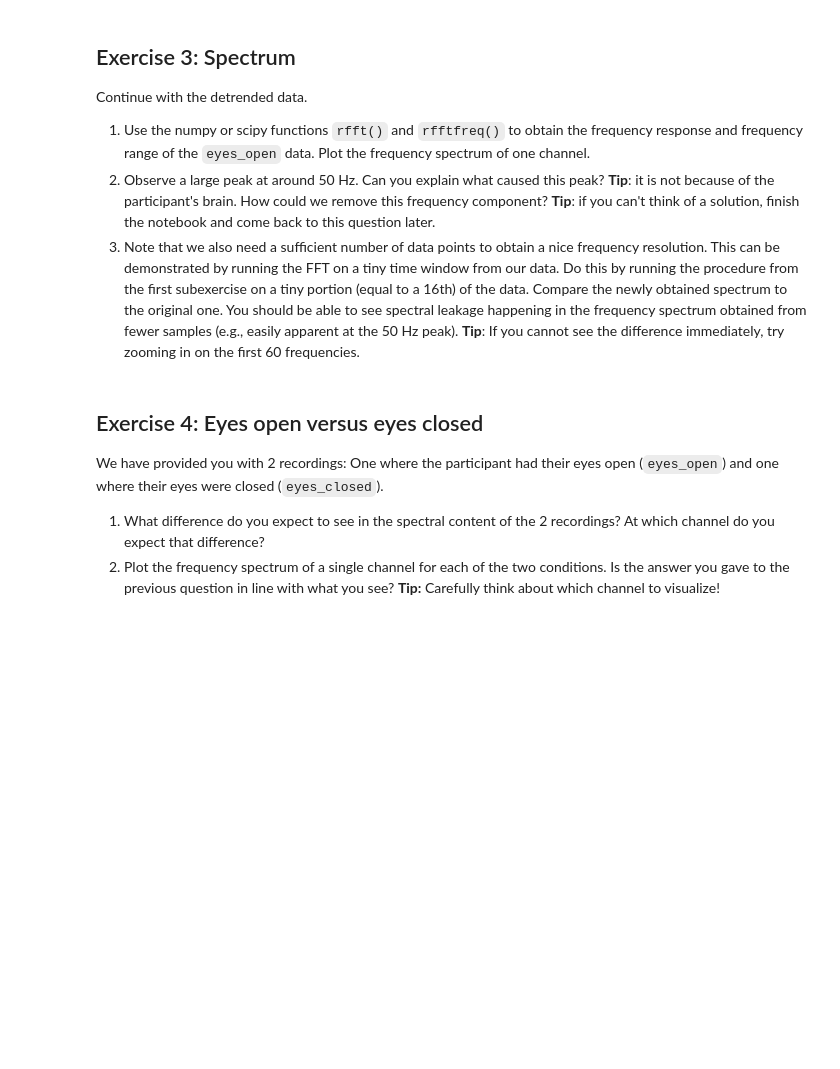
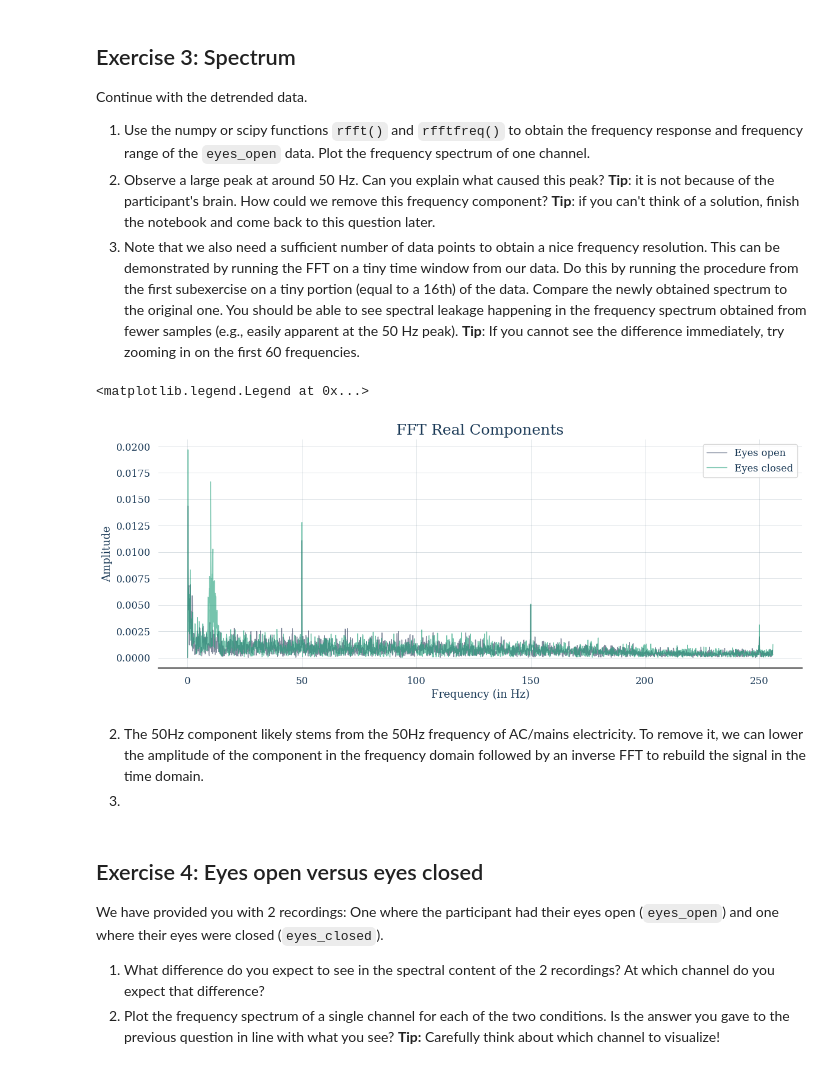
Before and after one commit to RobertvdLeeuw/nix-radboud, a Jupyter notebook: subjects/BCI/assignment_08_oscillatory_signals.ipynb, the cells around one changed output. Saved outputs shown, nothing was run; the diff lists cells and outputs as text; code cells hidden in the pictures; blank space fills up the shorter version.

```diff
--- a/subjects/BCI/assignment_08_oscillatory_signals.ipynb
+++ b/subjects/BCI/assignment_08_oscillatory_signals.ipynb
@@ -74,3 +96,23 @@ Continue with the detrended data.
+# %%
+plt.figure(figsize=(14, 5))
+plt.title("FFT Real Components")
+plt.ylabel("Amplitude")
+plt.xlabel("Frequency (in Hz)")
+
+sampling_dt = 1 / epo["open"][0]._raw_sfreq
+for data, label in [(open_detrended, "Eyes open"), (closed_detrended, "Eyes closed")]:
+    fft_reals = fft.rfft(data)
+    freqs = fft.rfftfreq(len(data), d=sampling_dt)
+
+    plt.plot(freqs, np.abs(fft_reals), alpha=0.6, lw=1, label=label)
+
+plt.legend()
+# %% [output]
+<matplotlib.legend.Legend at 0x...>
+[figure, added]
+# %% [markdown]
+2. The 50Hz component likely stems from the 50Hz frequency of AC/mains electricity. To remove it, we can lower the amplitude of the component in the frequency domain followed by an inverse FFT to rebuild the signal in the time domain.
+3.
 # %% [markdown]
 ## Exercise 4: Eyes open versus eyes closed
 We have provided you with 2 recordings: One where the participant had their eyes open (`eyes_open`) and one where their eyes were closed (`eyes_closed`).
```
Also changed, not shown: parts of 14 cells of this notebook, 14 other files.
